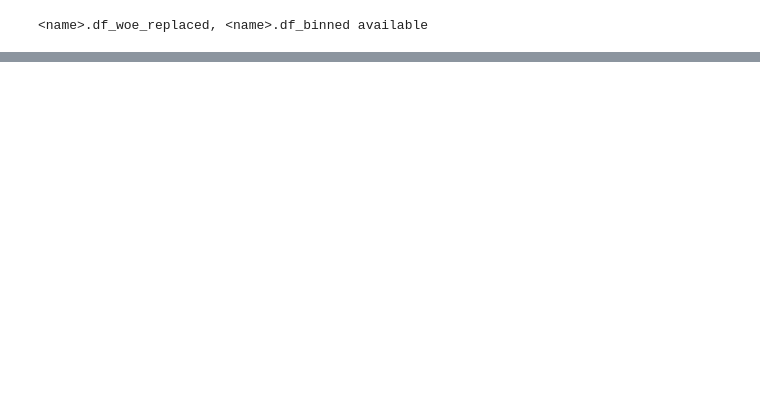
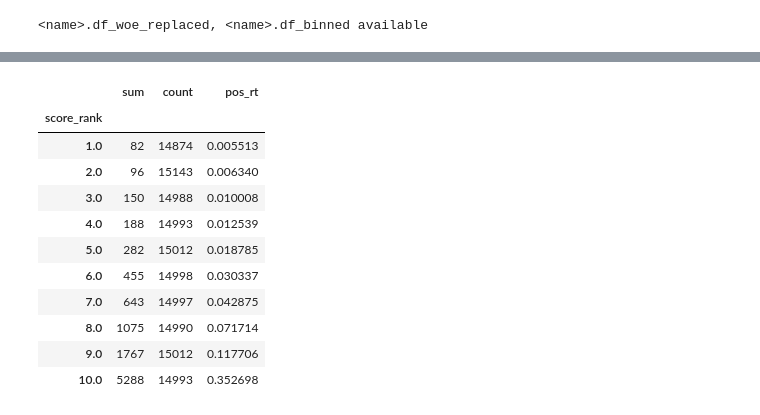
Before and after one commit to fycoopery/fy_scorecard, a Jupyter notebook: test_notebook/fy_scorecard_test.ipynb, the cells around one changed output, grey strips where cells are left out. Cells and saved outputs as stored; diff of their text form; code cells hidden in the pictures; blank space fills up the shorter version.

```diff
--- a/test_notebook/fy_scorecard_test.ipynb
+++ b/test_notebook/fy_scorecard_test.ipynb
@@ -115,0 +116,23 @@ NumberOfTimes90DaysLate                  1.5084      0.017     87.811      0.000
+# %%
+#生成df_scored
+
+params = ximu.model_result.params
+df_params = params.reset_index().rename(columns={"index":"var_name",0:"params"})
+
+woe_t2 = ximu.woe_t.merge(df_params,on="var_name",how="left")
+woe_t2["score"] = - woe_t2["params"] * woe_t2["woe"]*p
+
+#woe_t2 为得分概览
+#woe_t = ximu.woe_t
+df_scored = pd.DataFrame()
+
+
+for i in ximu.model.exog_names:
+    print i
+    df_score_value = woe_t2[woe_t2["var_name"]==i][["var_cat","score"]]
+    df_scored[i] = ximu.df_binned.merge(df_score_value,how="left",left_on=i,right_on="var_cat")["score"]
+
+df_scored.head()
+df_scored["final_score"] = df_scored.sum(axis = 1)+600
+print df_scored["final_score"].describe()
+df_scored.head()
@@ -123,4 +173,25 @@ import sklearn.metrics as skmetric
 
 fpr ,tpr ,thresholds = skmetric.roc_curve(predict_true["true"],predict_true["predict"])
 auc =  skmetric.auc(fpr, tpr)
+# %%
+#排序性（提升图示例）
+import math as mt
+df_scored["score_rank"] = (df_scored["final_score"].rank(pct=True,ascending = False)*10).apply(mt.ceil)
+df_test = pd.concat([df_scored["score_rank"],y],axis = 1)
+df_test_grp = df_test.groupby("score_rank")[y.name].agg([pd.Series.sum,pd.Series.count])
+df_test_grp["pos_rt"] = df_test_grp["sum"] / df_test_grp["count"]
+df_test_grp
+# %% [output]
+|  | sum | count | pos_rt |
+| score_rank |  |  |  |
+| 1.0 | 82 | 14874 | 0.005513 |
+| 2.0 | 96 | 15143 | 0.006340 |
+| 3.0 | 150 | 14988 | 0.010008 |
+| 4.0 | 188 | 14993 | 0.012539 |
+| 5.0 | 282 | 15012 | 0.018785 |
+| 6.0 | 455 | 14998 | 0.030337 |
+| 7.0 | 643 | 14997 | 0.042875 |
+| 8.0 | 1075 | 14990 | 0.071714 |
+| 9.0 | 1767 | 15012 | 0.117706 |
+| 10.0 | 5288 | 14993 | 0.352698 |
 # %%
```
Also changed, not shown: parts of 11 cells of this notebook.
